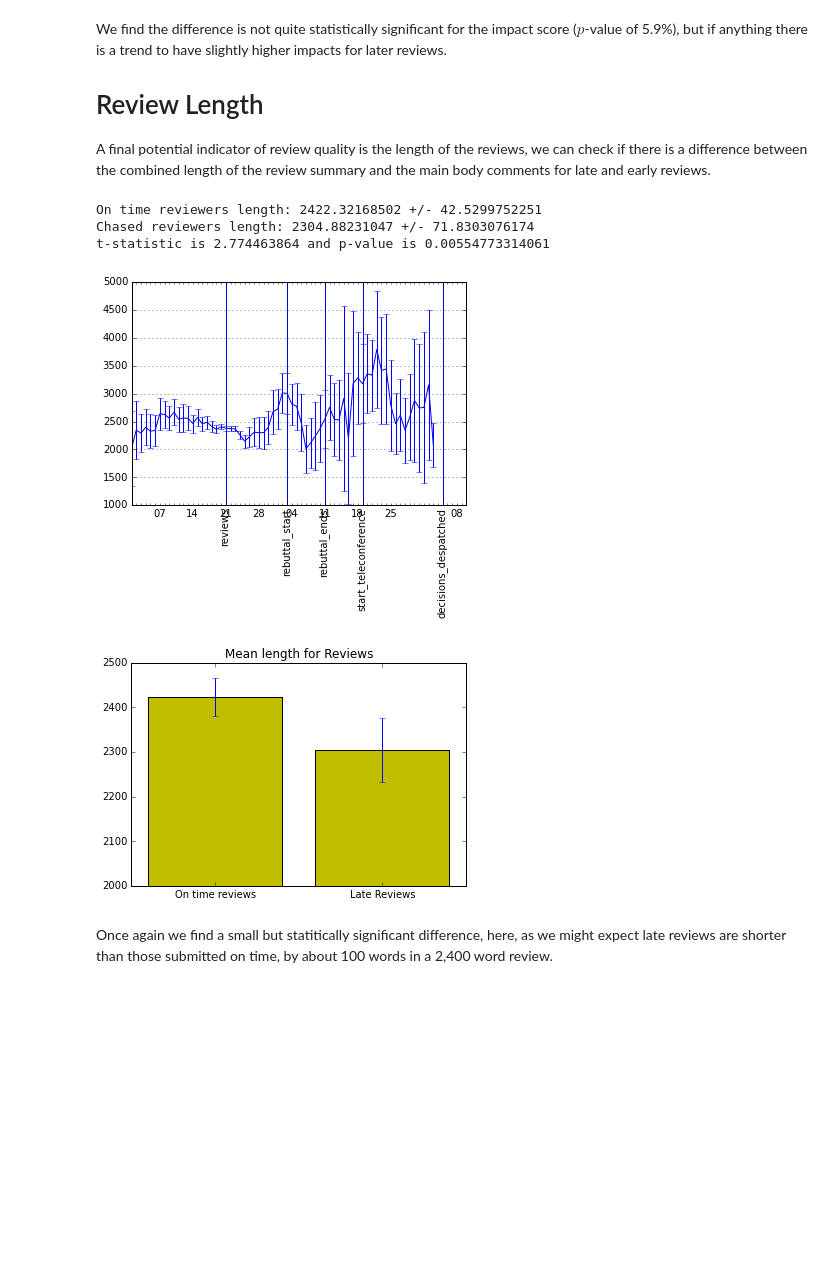
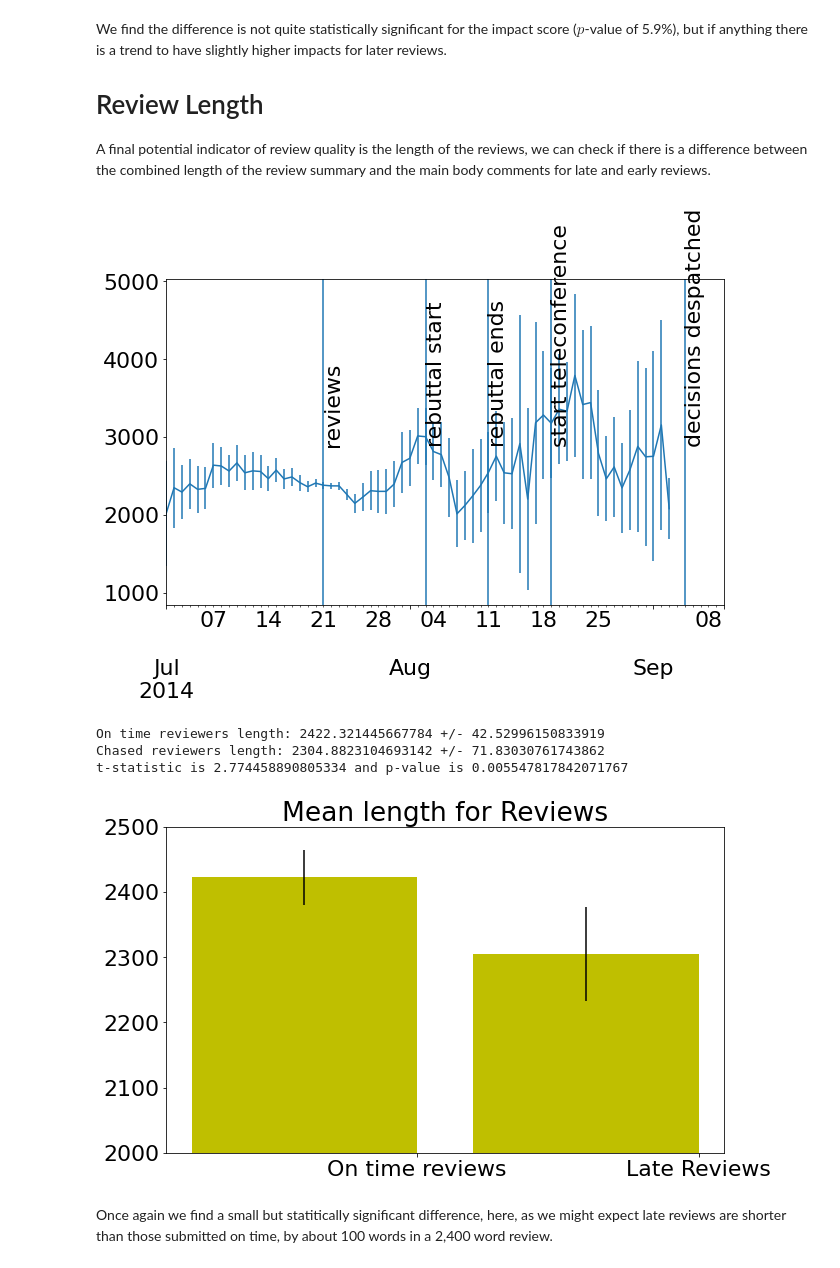
Before and after one commit to sods/neurips2014, a Jupyter notebook: NIPS 2014 Late Review Observations.ipynb, the cells around one changed output. Drawn from its saved outputs; the diff is of its cells as text; code cells hidden in the pictures; blank space fills up the shorter version.

Commit message:
Update late review observations.

```diff
--- a/NIPS 2014 Late Review Observations.ipynb
+++ b/NIPS 2014 Late Review Observations.ipynb
@@ -6,2 +8,5 @@
 This notebook analyzes the reduction in reviewer confidence between reviewers that submit their reviews early and those that arrive late. The reviews are first loaded in from files Corinna and Neil saved and stored in a pickle. The function for doing that is `nips.load_review_history`.
+# %%
+import matplotlib.pyplot as plt
+plt.rcParams.update({'font.size': 22})
 # %%
@@ -122,15 +160,20 @@ We find the difference is not quite statistically significant for the impact sco
 A final potential indicator of review quality is the length of the reviews, we can check if there is a difference between the combined length of the review summary and the main body comments for late and early reviews.
 # %%
 reviews['length'] = reviews['Comments'].apply(len) + reviews['Summary'].apply(len)
-nipsy.evolving_statistic(reviews, 'length', window=4)
-plt.savefig('review_length_time.pdf')
-nipsy.late_early_statistic(reviews, 'length', (2000, 2500))
-plt.savefig('review_length_pvalue.pdf')
+fig, ax = plt.subplots(figsize=plot.big_wide_figsize)
+
+nipsy.evolving_statistic(reviews, 'length', window=4, ax=ax)
+mlai.write_figure(filename='review-length-time.svg', directory='neurips')
 # %% [output]
-On time reviewers length: 2422.32168502 +/- 42.5299752251
-Chased reviewers length: 2304.88231047 +/- 71.8303076174
-t-statistic is 2.774463864 and p-value is 0.00554773314061
-[figure, old version]
+[figure, new version]
-[figure, removed]
+# %%
+fig, ax = plt.subplots(figsize=plot.big_wide_figsize)
+nipsy.late_early_statistic(reviews, 'length', (2000, 2500),ax=ax)
+mlai.write_figure(filename='review-length-early-late.svg', directory='neurips')
+# %% [output]
+On time reviewers length: 2422.321445667784 +/- 42.52996150833919
+Chased reviewers length: 2304.8823104693142 +/- 71.83030761743862
+t-statistic is 2.774458890805334 and p-value is 0.005547817842071767
+[figure, added]
 # %% [markdown]
 Once again we find a small but statitically significant difference, here, as we might expect late reviews are shorter than those submitted on time, by about 100 words in a 2,400 word review.
```
Also changed, not shown: parts of 29 cells of this notebook, 2 other files.
